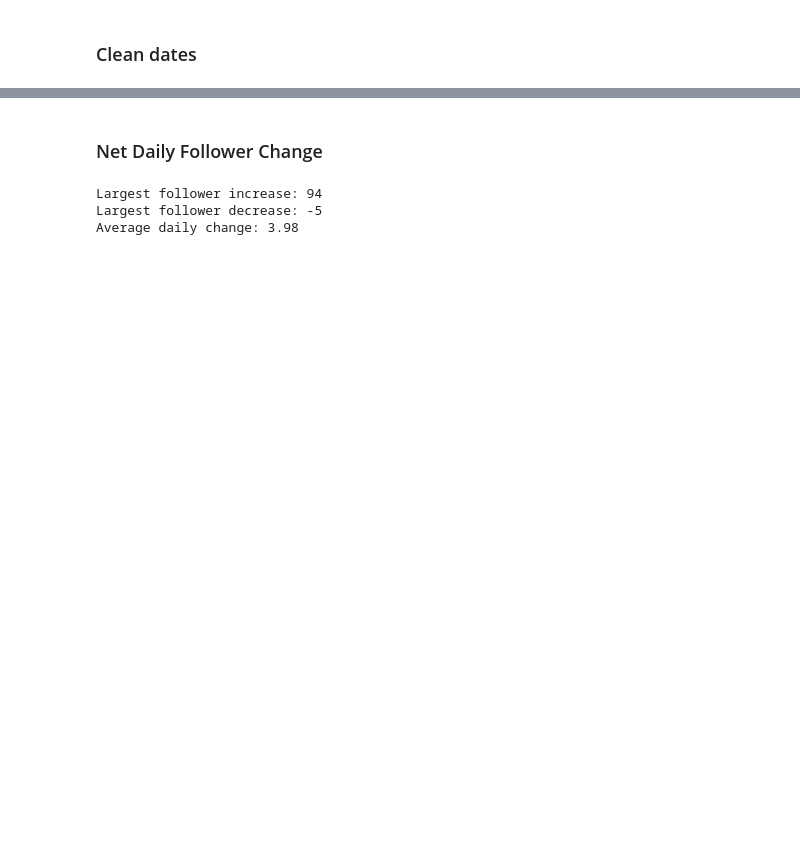
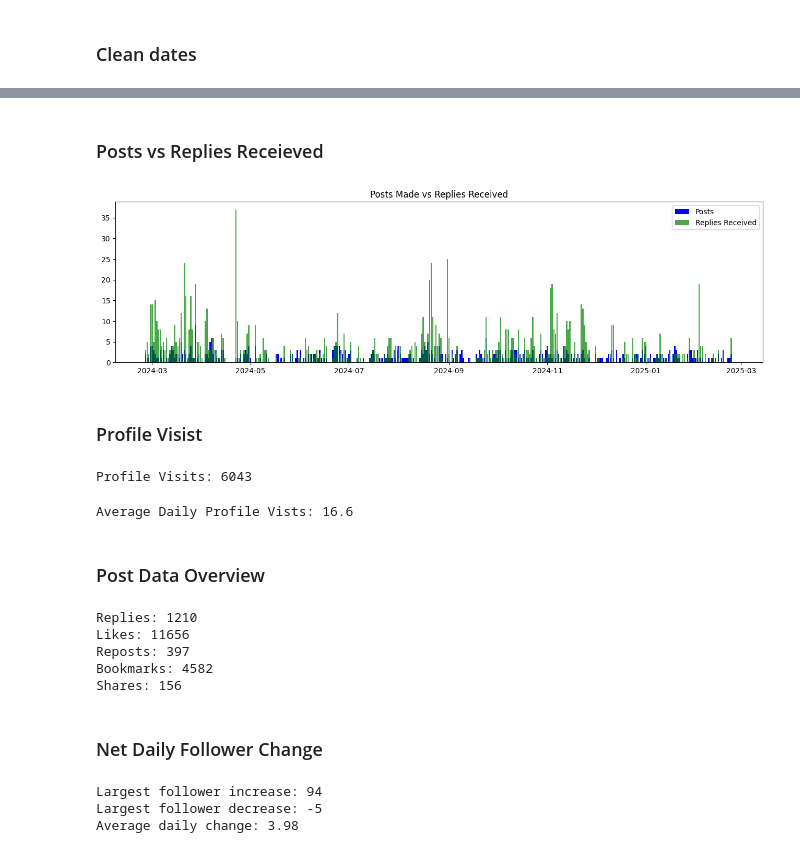
Before and after one commit to bodhichristian/python-basics, a Jupyter notebook: x_data/X Data.ipynb, the cells around one changed output, grey strips where cells are left out. Drawn from its saved outputs; the diff is of its cells as text; code cells hidden in the pictures; blank space fills up the shorter version.

```diff
--- a/x_data/X Data.ipynb
+++ b/x_data/X Data.ipynb
@@ -59,3 +91,50 @@ Average daily engagment: 3.82
+# %% [markdown]
+### Posts vs Replies Receieved
+# %%
+x = overview['Date']
+y_posts = overview['Create Post']
+y_replies = overview['Replies']
+
+plt.figure(figsize=(16,4))
+plt.title('Posts Made vs Replies Received')
+plt.bar(x, y_posts, color='blue', label='Posts')
+plt.bar(x, y_replies, color='green', alpha=0.7, label='Replies Received')
+plt.legend()
+plt.show()
+# %% [output]
+[figure, added]
+# %% [markdown]
+### Profile Visist
+# %%
+profile_visits = overview['Profile visits'].sum()
+print(f'Profile Visits: {profile_visits}')
+# %% [output]
+Profile Visits: 6043
+# %%
+avg_daily_visits = round((profile_vists / 365), 1)
+print(f'Average Daily Profile Vists: {avg_daily_visits}')
+# %% [output]
+Average Daily Profile Vists: 16.6
+# %% [markdown]
+### Post Data Overview
+# %%
+replies = overview['Replies'].sum()
+likes = overview['Likes'].sum()
+reposts = overview['Reposts'].sum()
+bookmarks = overview['Bookmarks'].sum()
+shares = overview['Shares'].sum()
+
+print(f'Replies: {replies}')
+print(f'Likes: {likes}')
+print(f'Reposts: {reposts}')
+print(f'Bookmarks: {bookmarks}')
+print(f'Shares: {shares}')
+# %% [output]
+Replies: 1210
+Likes: 11656
+Reposts: 397
+Bookmarks: 4582
+Shares: 156
 # %% [markdown]
 ### Net Daily Follower Change
 # %%
```
Also changed, not shown: parts of 23 cells of this notebook.
